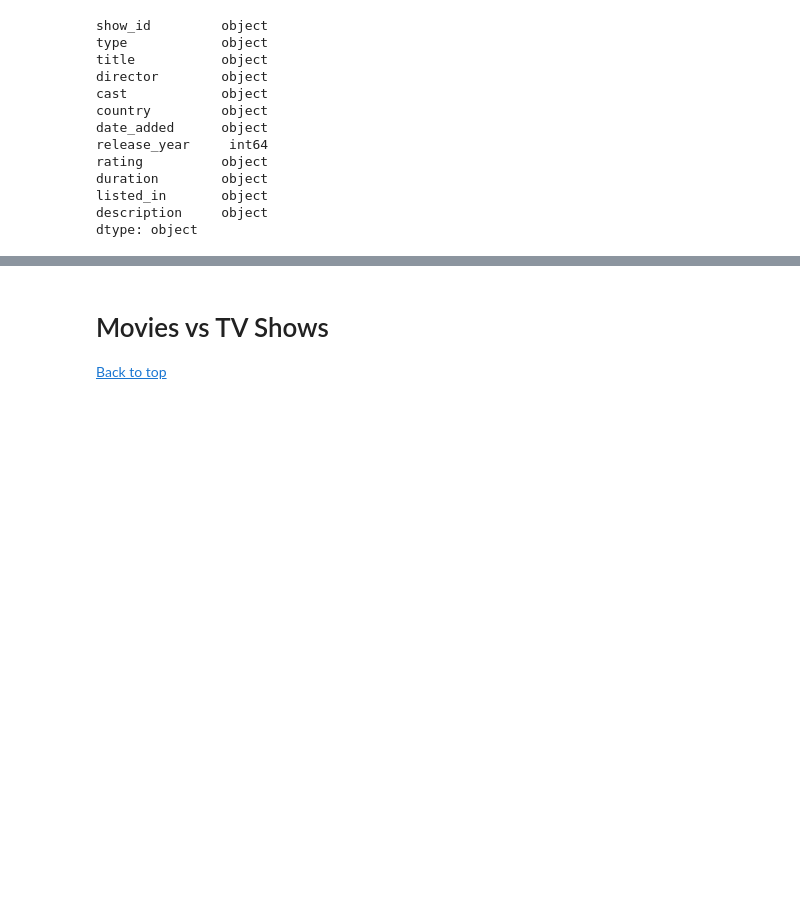
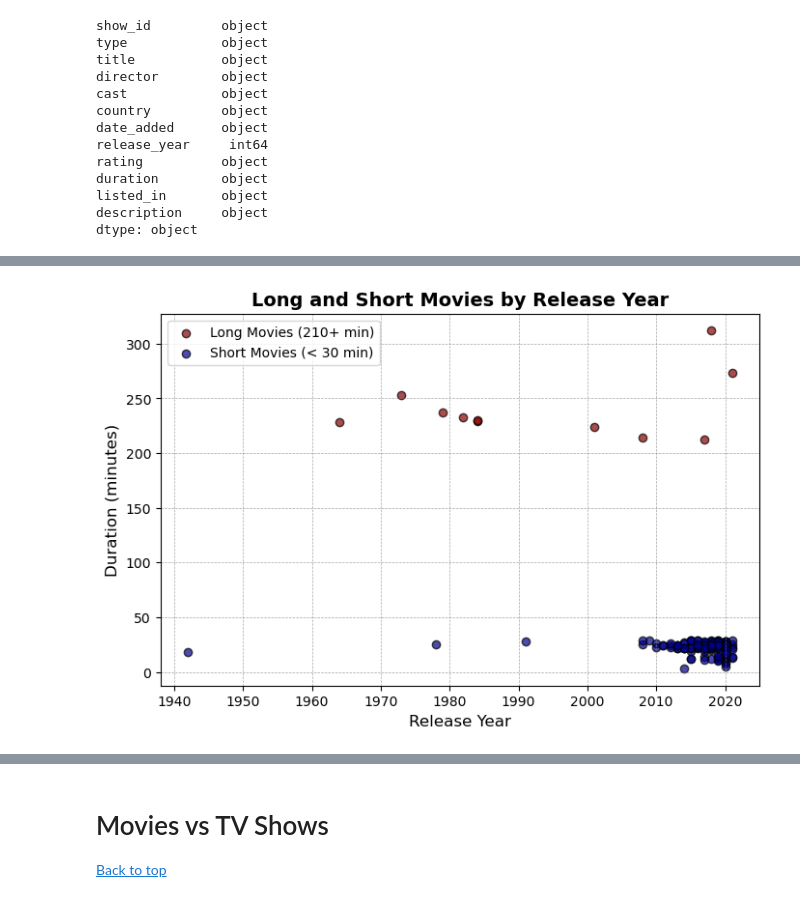
Before and after one commit to Omar-Elnazly/Netflix-Analysis, a Jupyter notebook: main notebook.ipynb, the cells around one changed output, grey strips where cells are left out. Saved outputs shown, nothing was run; the diff lists cells and outputs as text; code cells hidden in the pictures; blank space fills up the shorter version.

```diff
--- a/main notebook.ipynb
+++ b/main notebook.ipynb
@@ -82,0 +110,20 @@ netflix_df.describe()
+# %%
+long_movies = movies[movies['duration'] >= 210]
+short_movies = movies[movies['duration'] < 30]
+
+plt.figure(figsize=(8, 5))
+plt.scatter(long_movies['release_year'], long_movies['duration'],
+            color='darkred', alpha=0.7, edgecolor='black', label='Long Movies (210+ min)')
+plt.scatter(short_movies['release_year'], short_movies['duration'],
+            color='darkblue', alpha=0.7, edgecolor='black', label='Short Movies (< 30 min)')  # Updated label
+
+plt.title('Long and Short Movies by Release Year', fontsize=14, fontweight='bold')
+plt.xlabel('Release Year', fontsize=12)
+plt.ylabel('Duration (minutes)', fontsize=12)
+plt.grid(color='gray', linestyle='--', linewidth=0.5, alpha=0.7)
+plt.xticks(fontsize=10)
+plt.yticks(fontsize=10)
+plt.legend()
+plt.show()
+# %% [output]
+[figure, added]
```
Also changed, not shown: parts of 25 cells of this notebook.
